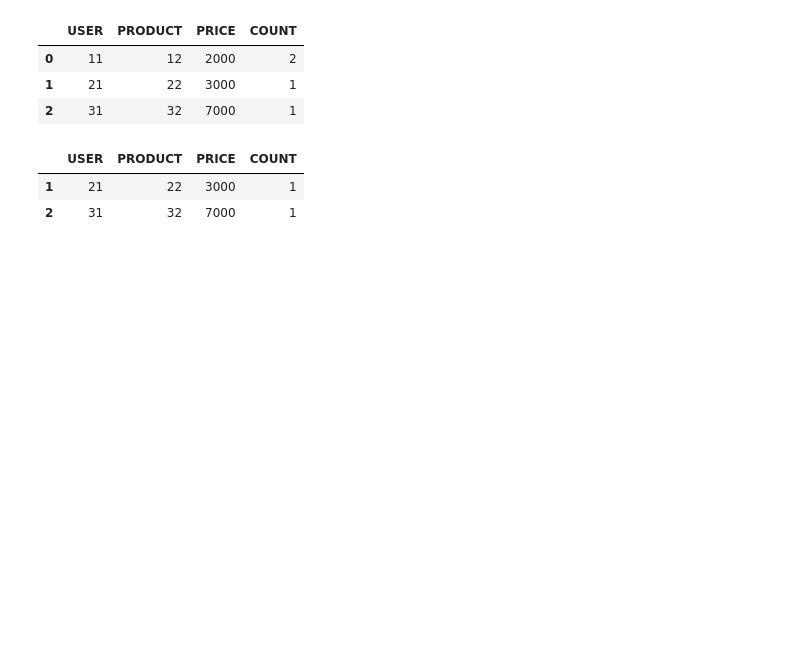
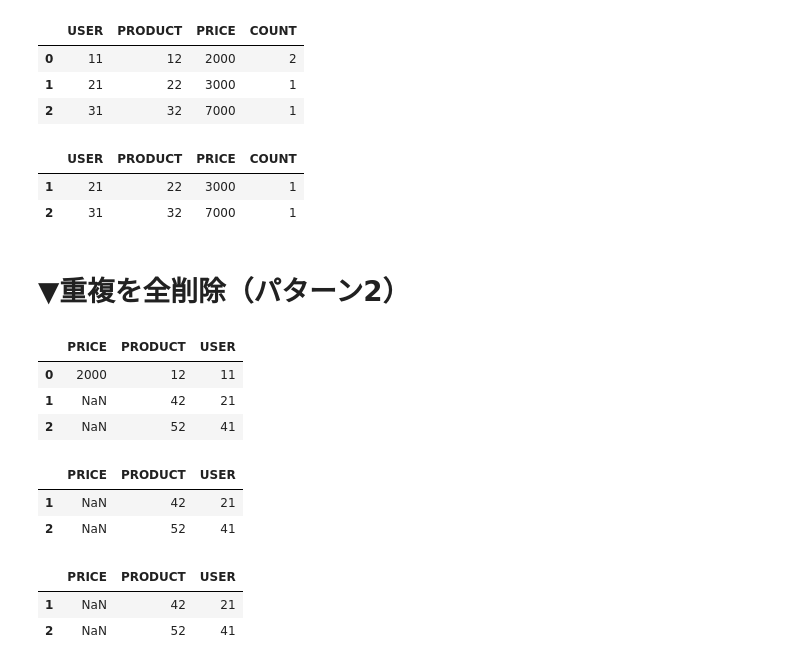
Before and after one commit to kinotsurayasu/python, a Jupyter notebook: Pandas.ipynb, the cells around one changed output. Cells and saved outputs as stored; diff of their text form; code cells hidden in the pictures; blank space fills up the shorter version.

```diff
--- a/Pandas.ipynb
+++ b/Pandas.ipynb
@@ -675,3 +675,26 @@ df6[df6['COUNT']==1]
 |  | USER | PRODUCT | PRICE | COUNT |
 | 1 | 21 | 22 | 3000 | 1 |
 | 2 | 31 | 32 | 7000 | 1 |
+# %% [markdown]
+# ▼重複を全削除（パターン2）
+# %%
+df3=pd.merge(df1,df2,left_on=['USER', 'PRODUCT'],right_on=['USER', 'PRODUCT'],how='right')
+df3
+# %% [output]
+|  | PRICE | PRODUCT | USER |
+| 0 | 2000 | 12 | 11 |
+| 1 | NaN | 42 | 21 |
+| 2 | NaN | 52 | 41 |
+# %%
+df3[df3['PRICE'].isnull()]
+# %% [output]
+|  | PRICE | PRODUCT | USER |
+| 1 | NaN | 42 | 21 |
+| 2 | NaN | 52 | 41 |
+# %%
+df4=df3[df3['PRICE'].isnull()]
+df4
+# %% [output]
+|  | PRICE | PRODUCT | USER |
+| 1 | NaN | 42 | 21 |
+| 2 | NaN | 52 | 41 |
```
Also changed, not shown: parts of 1 cell of this notebook.
